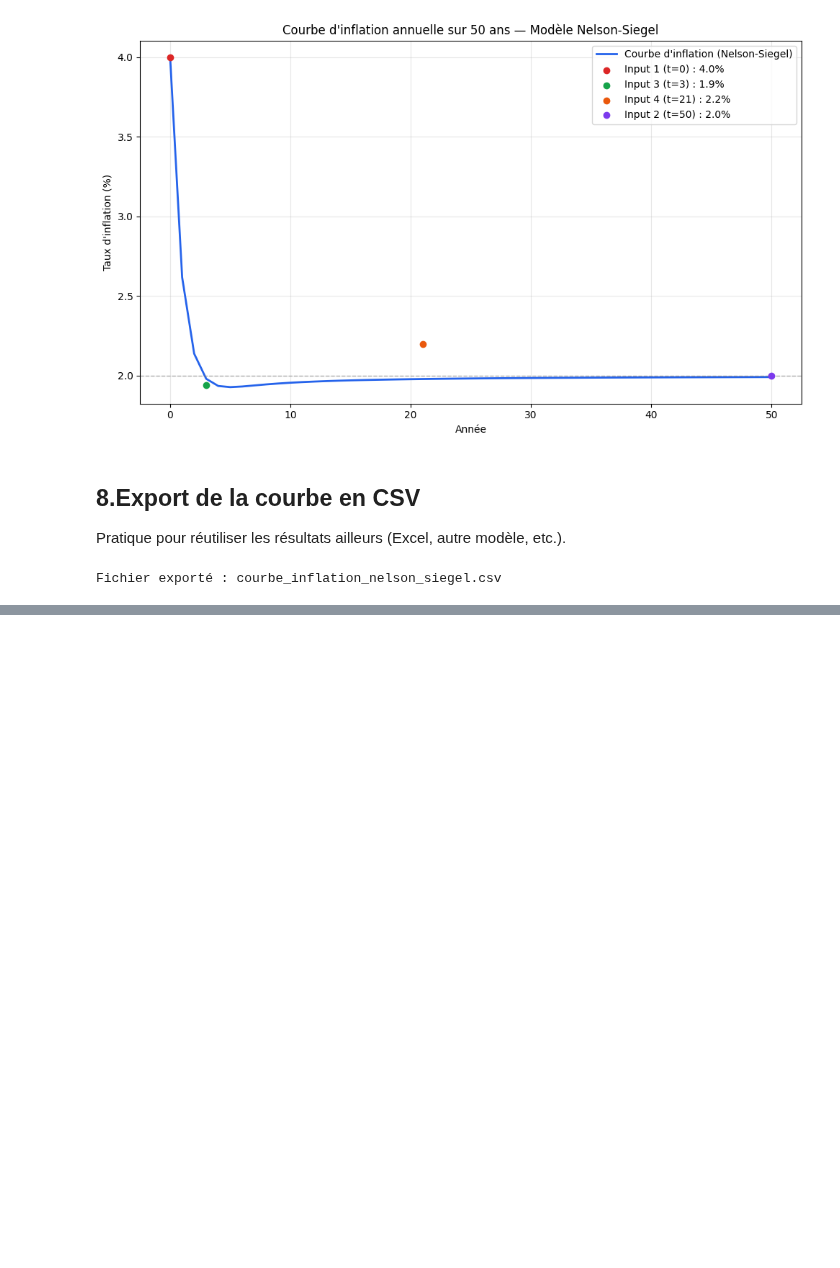
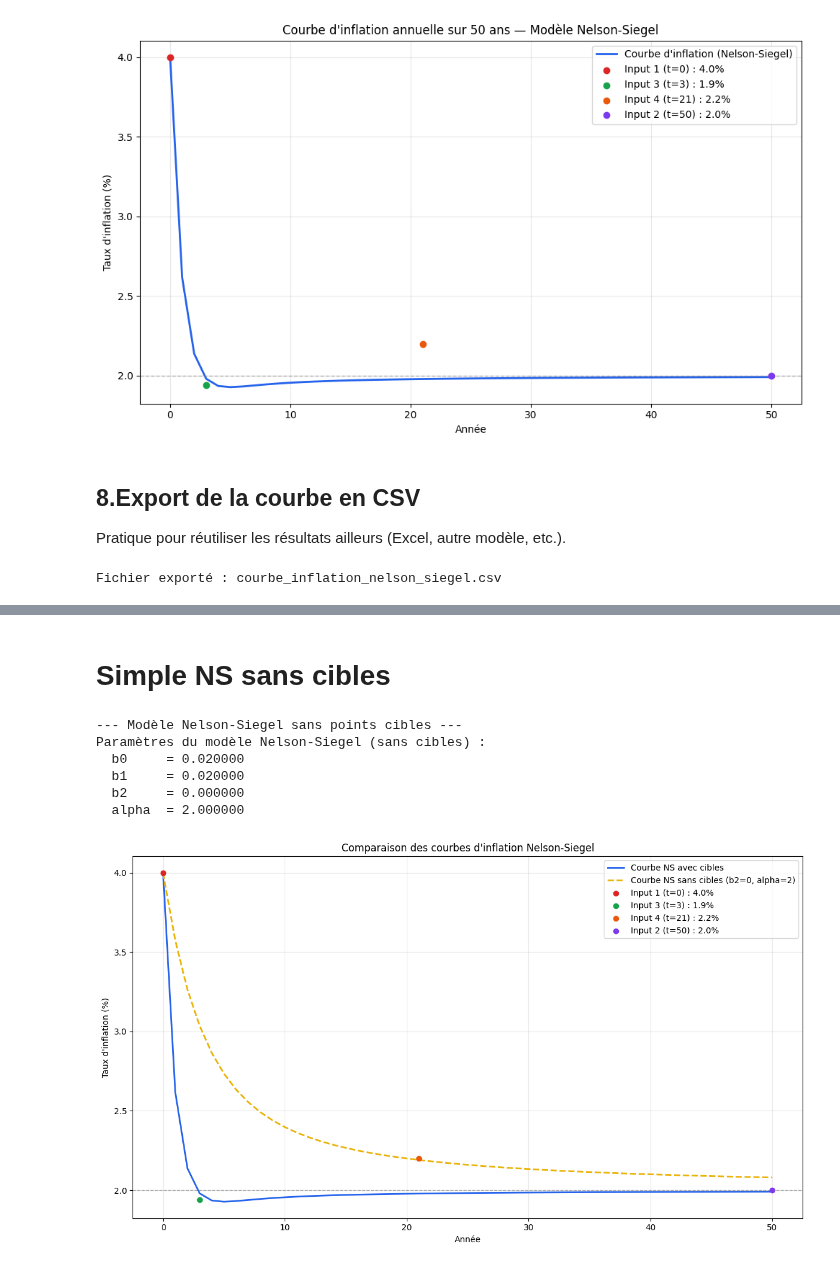
Before and after one commit to Eylz-Liu/Inflation, a Jupyter notebook: nelson_siegel_inflation.ipynb, the cells around one changed output, grey strips where cells are left out. Cells and saved outputs as stored; diff of their text form; code cells hidden in the pictures; blank space fills up the shorter version.

```diff
--- a/nelson_siegel_inflation.ipynb
+++ b/nelson_siegel_inflation.ipynb
@@ -364,3 +364,74 @@ files.download(excel_file)
 Fichier créé : Inflation_Annuel_Mensuel.xlsx
 [interactive output not drawn]
 [interactive output not drawn]
+# %% [markdown]
+# Simple NS sans cibles
+# %%
+def build_inflation_curve_no_targets(infl_0, infl_50, b2_param, alpha_param, horizon=50):
+    """
+    Construit une courbe d'inflation Nelson-Siegel sans calibration sur des points cibles.
+    b2 et alpha sont fournis directement en paramètres.
+
+    infl_0      : taux d'inflation initial (t=0)
+    infl_50     : taux d'inflation long terme (t=50)
+    b2_param    : paramètre b2 du modèle Nelson-Siegel (courbure)
+    alpha_param : paramètre alpha du modèle Nelson-Siegel (taux de décroissance de la courbure)
+    horizon     : nombre d'années de la courbe (défaut 50)
+    """
+    # Paramètres fixés par construction
+    b0 = infl_50
+    b1 = infl_0 - infl_50
+
+    # Courbe annuelle sur l'horizon demandé
+    years = np.arange(0, horizon + 1)
+    curve = nelson_siegel(years, b0, b1, b2_param, alpha_param)
+
+    params = {"b0": b0, "b1": b1, "b2": b2_param, "alpha": alpha_param}
+    return years, curve, params
+
+# --- Utilisation du modèle sans cibles ---
+print("\n--- Modèle Nelson-Siegel sans points cibles ---")
+
+# Définir directement b2 et alpha
+b2_no_targets = 0.0  # Par exemple, supprimer le terme de courbure
+alpha_no_targets = 2.0 # Une valeur typique pour alpha
+
+years_no_targets, curve_no_targets, params_no_targets = build_inflation_curve_no_targets(
+    infl_0, infl_50, b2_no_targets, alpha_no_targets
+)
+
+print("Paramètres du modèle Nelson-Siegel (sans cibles) :")
+for k, v in params_no_targets.items():
+    print(f"  {k:6s} = {v:.6f}")
+
+# --- Comparaison des deux courbes ---
+
+# Renommer les variables de la courbe avec cibles pour plus de clarté dans le graphique
+years_with_targets = years
+curve_with_targets = curve
+
+plt.figure(figsize=(12, 7))
+plt.plot(years_with_targets, curve_with_targets * 100, label="Courbe NS avec cibles", color="#2563eb", linewidth=2)
+plt.plot(years_no_targets, curve_no_targets * 100, label="Courbe NS sans cibles (b2=0, alpha=2)", color="#eab308", linestyle="--", linewidth=2)
+
+plt.scatter([0], [infl_0 * 100], color="#dc2626", zorder=5, label=f"Input 1 (t=0) : {infl_0:.1%}")
+plt.scatter([annee_a], [infl_a * 100], color="#16a34a", zorder=5, label=f"Input 3 (t={annee_a}) : {infl_a:.1%}")
+plt.scatter([annee_b], [infl_b * 100], color="#ea580c", zorder=5, label=f"Input 4 (t={annee_b}) : {infl_b:.1%}")
+plt.scatter([50], [infl_50 * 100], color="#7c3aed", zorder=5, label=f"Input 2 (t=50) : {infl_50:.1%}")
+plt.axhline(infl_50 * 100, color="gray", linestyle="--", linewidth=1, alpha=0.6)
+
+plt.title("Comparaison des courbes d'inflation Nelson-Siegel")
+plt.xlabel("Année")
+plt.ylabel("Taux d'inflation (%)")
+plt.legend()
+plt.grid(alpha=0.3)
+plt.tight_layout()
+plt.show()
+# %% [output]
+--- Modèle Nelson-Siegel sans points cibles ---
+Paramètres du modèle Nelson-Siegel (sans cibles) :
+  b0     = 0.020000
+  b1     = 0.020000
+  b2     = 0.000000
+  alpha  = 2.000000
+[figure, added]
```
